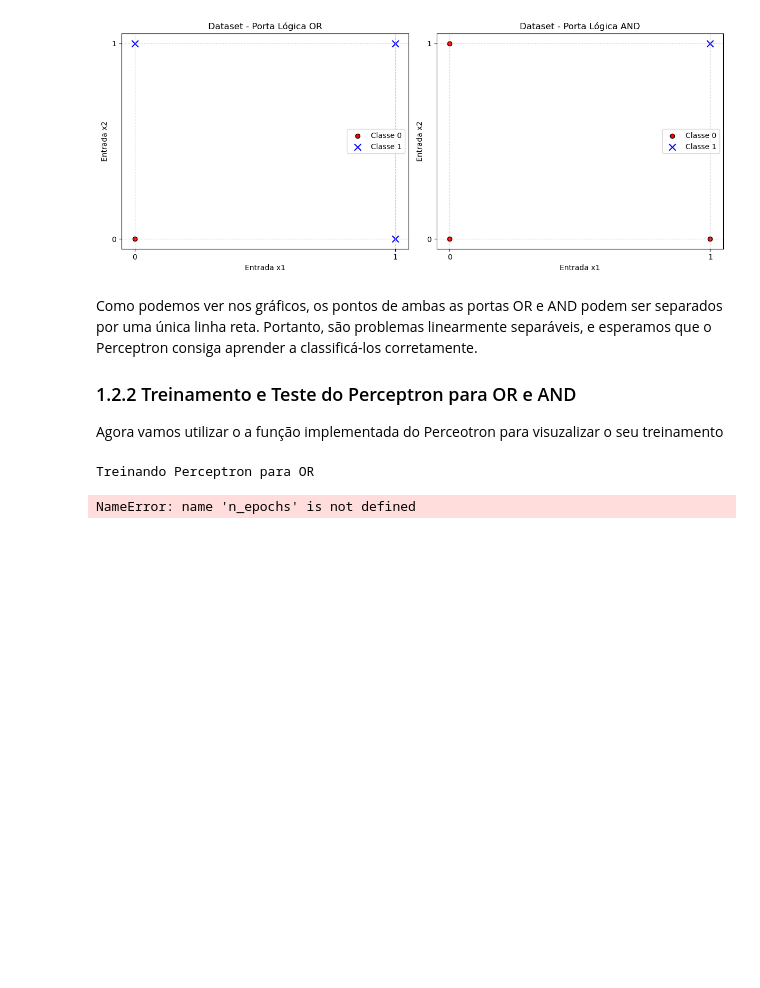
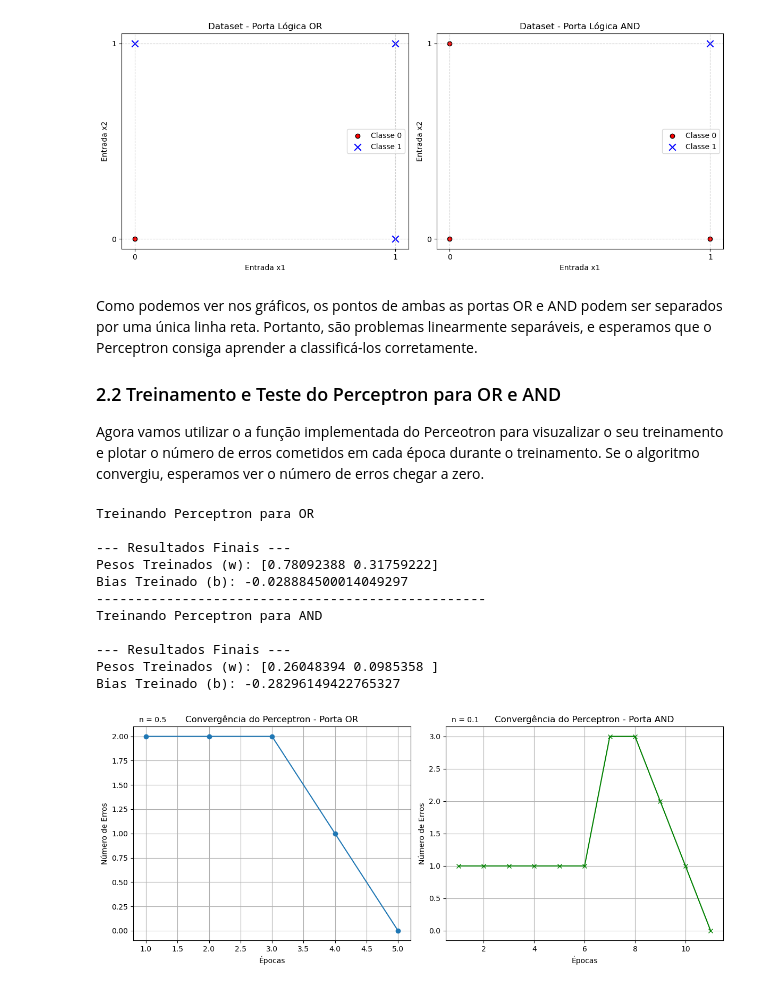
Before and after one commit to jgbmarques/G_JOAO_GABRIEL_BARROS_MARQUES_PERCEPTON, a Jupyter notebook: Codigo/perceptron.ipynb, the cells around one changed output. Cells and saved outputs as stored; diff of their text form; code cells hidden in the pictures; blank space fills up the shorter version.

```diff
--- a/Codigo/perceptron.ipynb
+++ b/Codigo/perceptron.ipynb
@@ -472,39 +472,51 @@ plt.show()
 # %% [markdown]
 Como podemos ver nos gráficos, os pontos de ambas as portas OR e AND podem ser separados por uma única linha reta. Portanto, são problemas linearmente separáveis, e esperamos que o Perceptron consiga aprender a classificá-los corretamente.
 
-### 1.2.2 Treinamento e Teste do Perceptron para OR e AND
-Agora vamos utilizar o a função implementada do Perceotron para visuzalizar o seu treinamento
+### 2.2 Treinamento e Teste do Perceptron para OR e AND
+Agora vamos utilizar o a função implementada do Perceotron para visuzalizar o seu treinamento e plotar o número de erros cometidos em cada época durante o treinamento. Se o algoritmo convergiu, esperamos ver o número de erros chegar a zero.
 # %%
 # ----- Treinamento para OR -----
 print("Treinando Perceptron para OR")
-
-W_or, b_or, erros_or = perceptron(X_or, y_or,n=0.01)
+n_or = 0.5
+W_or, b_or, erros_or = perceptron(X_or, y_or,n_or)
 
 print("--------------------------------------------------")
 # ----- Treinamento para AND -----
 print("Treinando Perceptron para AND")
-
-W_and, b_and, erros_and = perceptron(X_and, y_and)
+n_and = 0.1
+W_and, b_and, erros_and = perceptron(X_and, y_and,n_and)
 
 # Plotar erros por época
 plt.figure(figsize=(12, 5))
 
 plt.subplot(1, 2, 1)
 plt.plot(range(1, len(erros_or) + 1), erros_or, marker='o')
 plt.xlabel('Épocas')
 plt.ylabel('Número de Erros')
 plt.title('Convergência do Perceptron - Porta OR')
+plt.text(0.02, 1.02, f"n = {n_or}", transform=plt.gca().transAxes)
 plt.grid(True)
 
 plt.subplot(1, 2, 2)
 plt.plot(range(1, len(erros_and) + 1), erros_and, marker='x', color='green')
 plt.xlabel('Épocas')
 plt.ylabel('Número de Erros')
 plt.title('Convergência do Perceptron - Porta AND')
+plt.text(0.02, 1.02, f"n = {n_and}", transform=plt.gca().transAxes)
 plt.grid(True)
 
 plt.tight_layout()
 plt.show()
 # %% [output]
 Treinando Perceptron para OR
+
+--- Resultados Finais ---
+Pesos Treinados (w): [0.78092388 0.31759222]
+Bias Treinado (b): -0.028884500014049297
+--------------------------------------------------
+Treinando Perceptron para AND
+
+--- Resultados Finais ---
+Pesos Treinados (w): [0.26048394 0.0985358 ]
+Bias Treinado (b): -0.28296149422765327
-NameError: name 'n_epochs' is not defined
+[figure, added]
```
Also changed, not shown: parts of 7 cells of this notebook, 1 other file.
